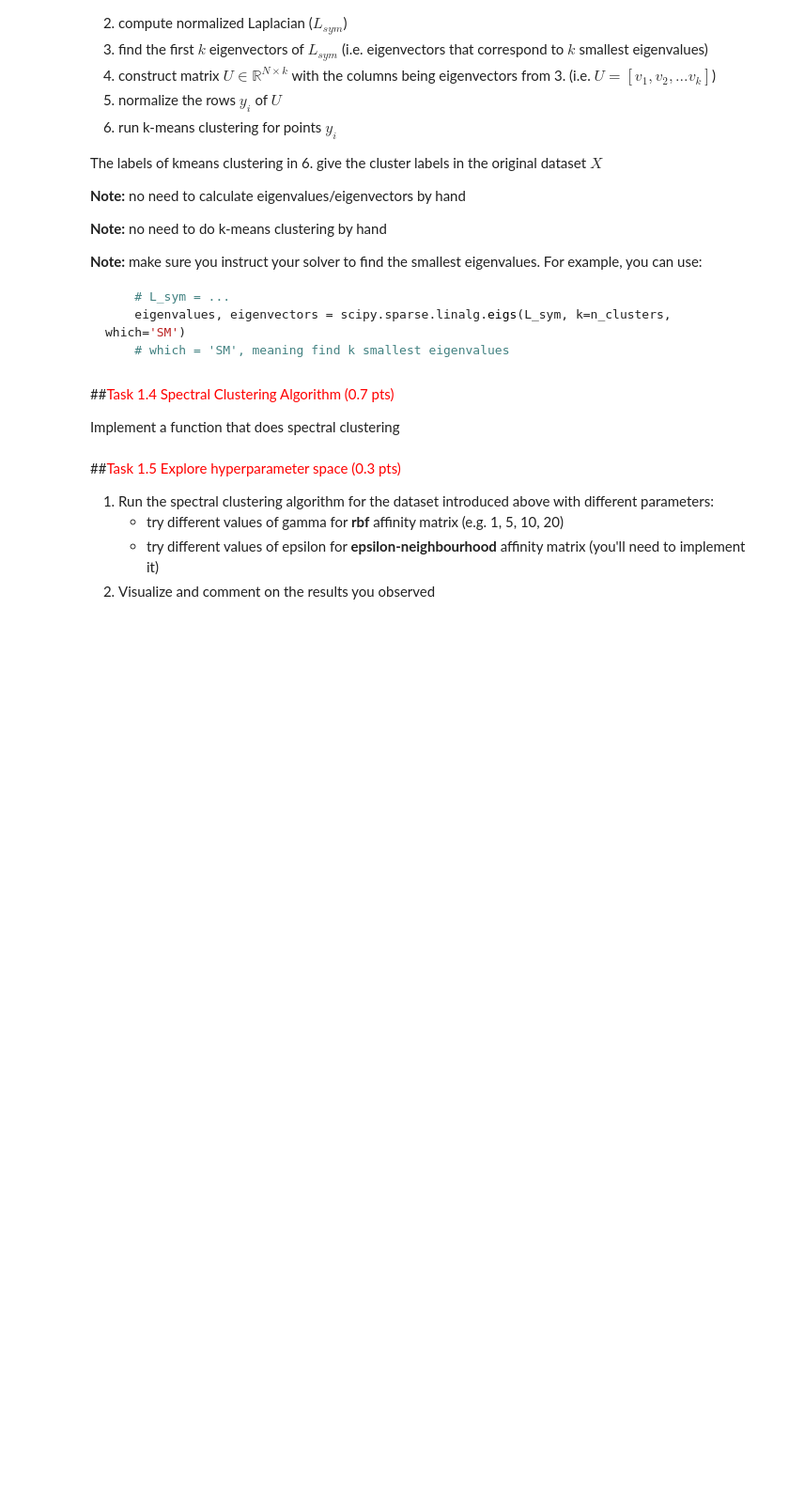
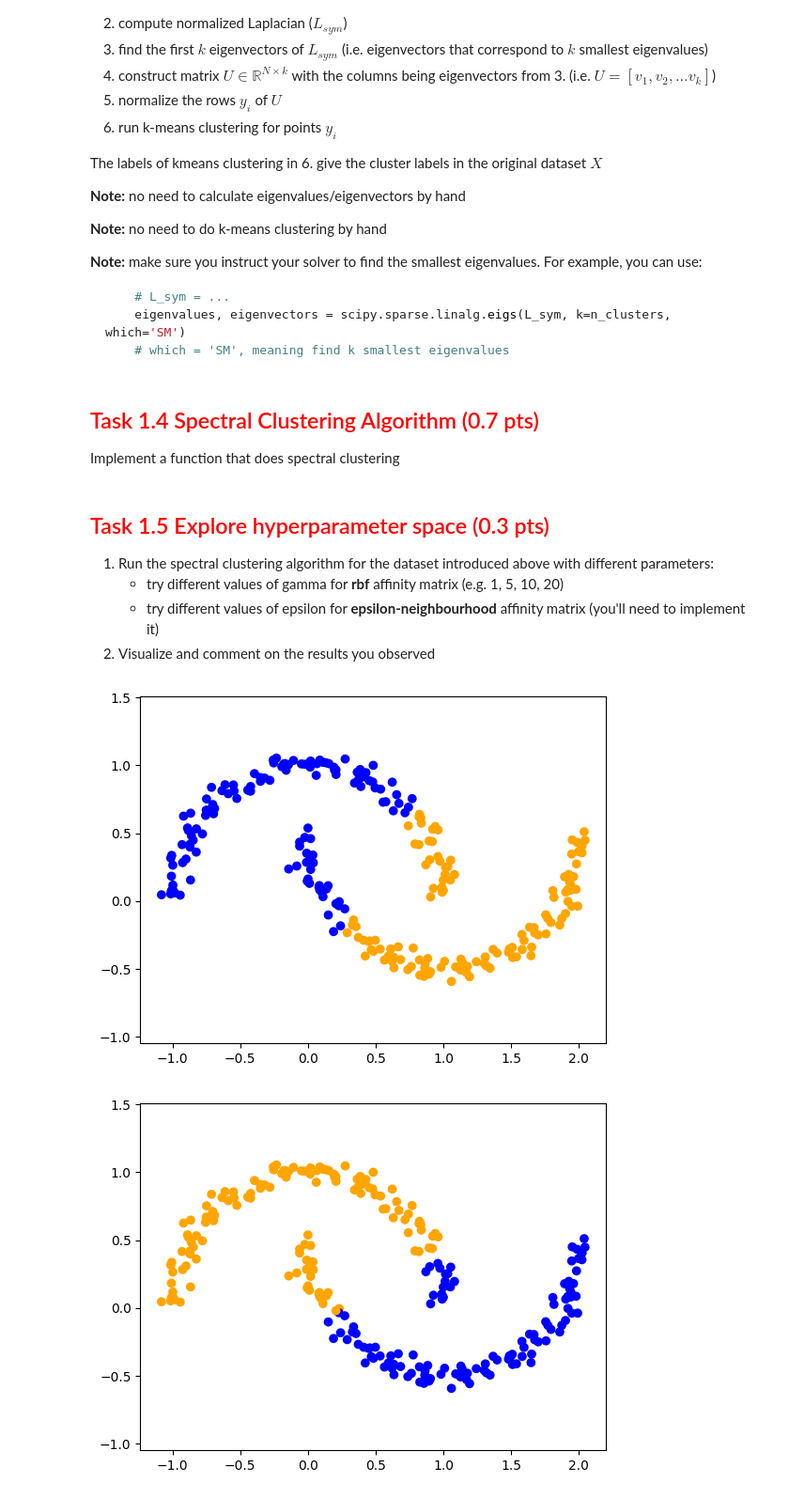
Before and after one commit to artoriusss/ML-projects, a Jupyter notebook: problem_4/hw2-task4-spectral-clustering-MDS-2023.ipynb, the cells around one changed output. Shown at 94% size. Drawn from its saved outputs; the diff is of its cells as text; code cells hidden in the pictures; blank space fills up the shorter version.

````diff
--- a/problem_4/hw2-task4-spectral-clustering-MDS-2023.ipynb
+++ b/problem_4/hw2-task4-spectral-clustering-MDS-2023.ipynb
@@ -182,8 +192,7 @@ def rbf_affinity_matrix(X: np.array, gamma: float) -> np.array:
     np.array of shape (N, N) - rbf affinity matrix
     ----------
     """
-    N = X.shape[0]
-    raise NotImplementedError
+    return np.exp(-gamma * np.sum((X[:, None] - X)**2, axis=-1))
 # %%
 # test code
 for gamma in range(1, 15, 2):
@@ -256,9 +265,14 @@ def normalized_laplacian(affinity_matrix: np.array) -> np.array:
     assert affinity_matrix.shape[0] > 0, 'Too few entries in affinity matrix'
     assert np.sum(np.abs(affinity_matrix - np.transpose(affinity_matrix)) > 1e-6) == 0, 'affinity matrix is not symmetric, sth went wrong in previous steps'
 
-    N = affinity_matrix.shape[0]
+    d = np.sum(affinity_matrix, axis=1)
 
-    raise NotImplementedError
+    D = np.diag(d)
+    D_sqrt_inv = np.diag(1/np.sqrt(d))
+    L = D - affinity_matrix
+    L_sym = np.dot(np.dot(D_sqrt_inv, L), D_sqrt_inv)
+
+    return L_sym
 # %%
 expected_L_sym = scipy.sparse.csgraph.laplacian(rbf_affinity_matrix(X, gamma=1), normed=True)
 actual_L_sym = normalized_laplacian(rbf_affinity_matrix(X, gamma=1))
@@ -295,7 +337,7 @@ The labels of kmeans clustering in 6. give the cluster labels in the original da
     # which = 'SM', meaning find k smallest eigenvalues
 ```
 # %% [markdown]
-##<font color="red">Task 1.4 Spectral Clustering Algorithm (0.7 pts)</font>
+## <font color="red">Task 1.4 Spectral Clustering Algorithm (0.7 pts)</font>
 
 Implement a function that does spectral clustering
 # %%
@@ -318,13 +360,36 @@ def spectral_clustering(X: np.array, affinity_fn: Callable[[np.array], np.array]
     np.array of shape (N, ) with labels assigned to X
     ----------
     """
-    raise NotImplementedError
+
+    A = affinity_fn(X)
+
+    L_sym = normalized_laplacian(A)
+
+    eigenvalues, eigenvectors = scipy.sparse.linalg.eigs(L_sym, k=n_clusters, which='SM')
+    U = np.real(eigenvectors)
+
+    U_normalized = U / np.linalg.norm(U, axis=1, keepdims=True)
+
+    kmeans = sklearn.cluster.KMeans(n_clusters=n_clusters)
+    kmeans.fit(U_normalized)
+    labels = kmeans.labels_
+
+    return labels
 # %% [markdown]
-##<font color="red">Task 1.5 Explore hyperparameter space (0.3 pts)</font>
+## <font color="red">Task 1.5 Explore hyperparameter space (0.3 pts)</font>
 
 1. Run the spectral clustering algorithm for the dataset introduced above with different parameters:
     * try different values of gamma for **rbf** affinity matrix (e.g. 1, 5, 10, 20)
     * try different values of epsilon for **epsilon-neighbourhood** affinity matrix (you'll need to implement it)
 2. Visualize and comment on the results you observed
 # %%
-raise NotImplementedError
+for gamma in [1, 5, 10, 20]:
+    affinity_fn = lambda x: rbf_affinity_matrix(X=x, gamma=gamma)
+    preds = spectral_clustering(X=X, affinity_fn=affinity_fn, n_clusters=2)
+
+    plt.scatter(X[:,0], X[:,1], c=colors[preds])
+    plt.axis("equal")
+    plt.show()
+# %% [output]
+[figure, added]
+[figure, added]
````
Also changed, not shown: parts of 21 cells of this notebook.
